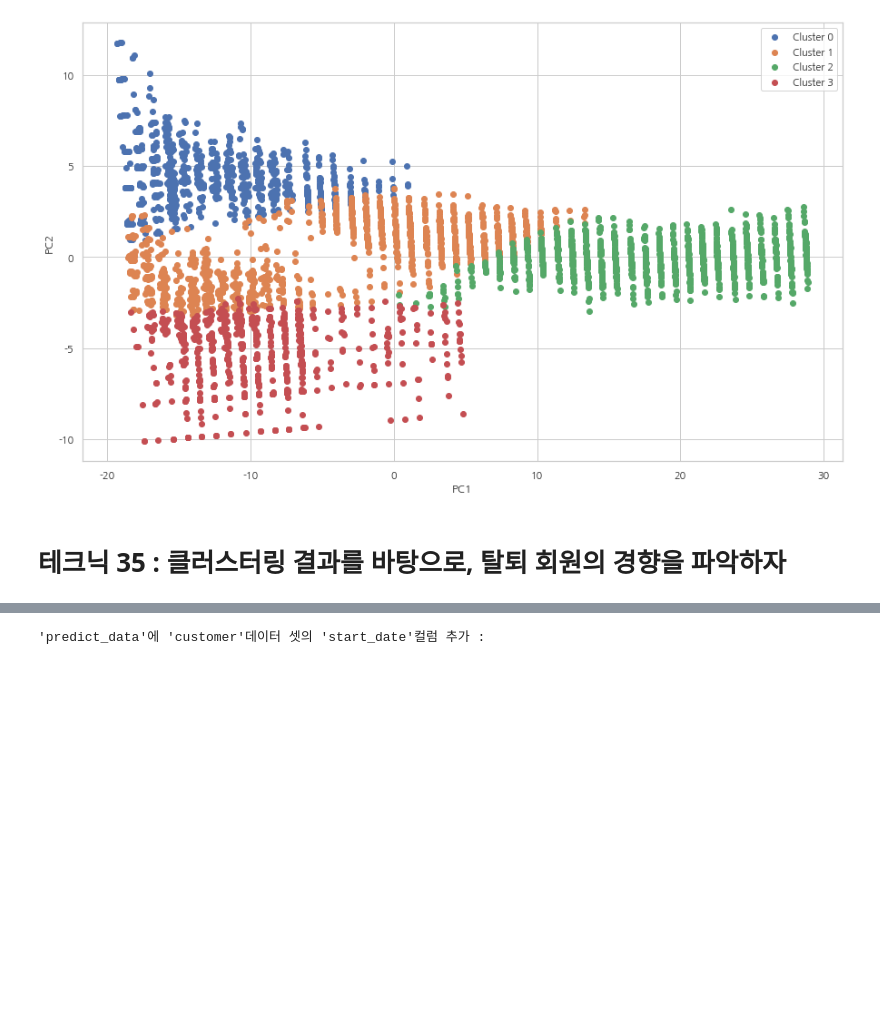
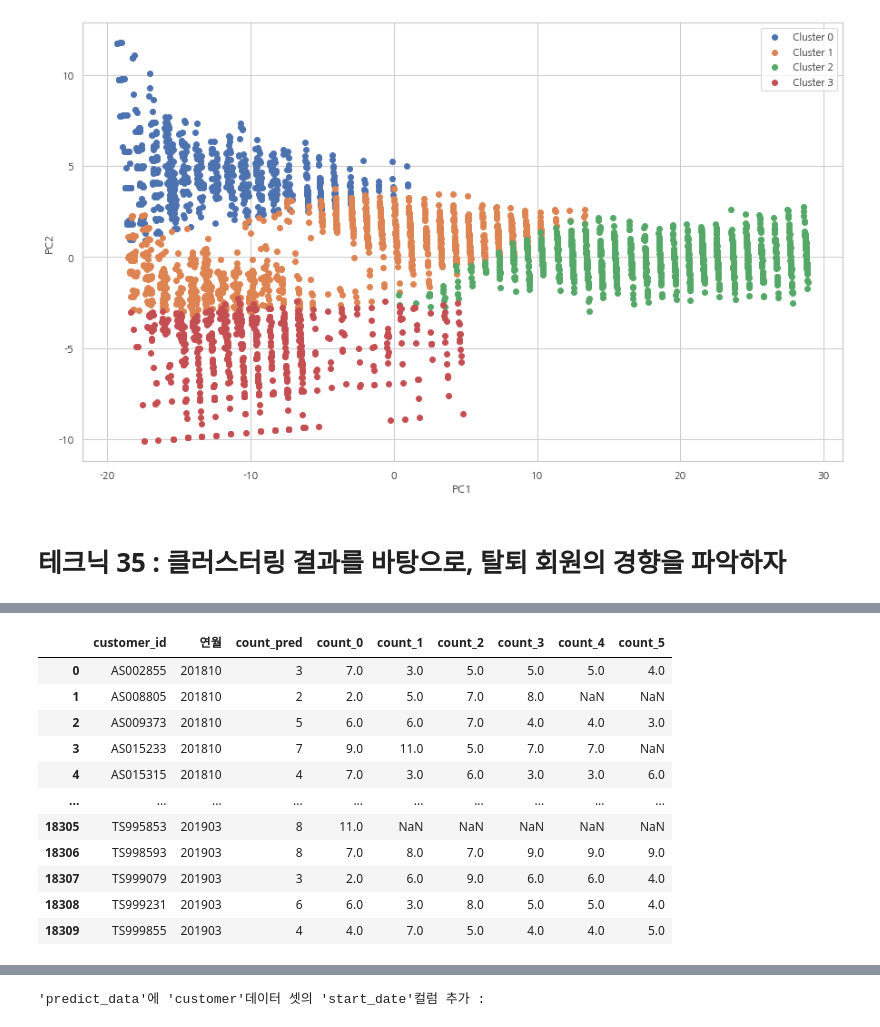
Before and after one commit to wooseok1152/python-data_analysis, a Jupyter notebook: 4장 고객의 행동을 예측하는 테크닉 10.ipynb, the cells around one changed output, grey strips where cells are left out. Saved outputs shown, nothing was run; the diff lists cells and outputs as text; code cells hidden in the pictures; blank space fills up the shorter version.

```diff
--- a/4장 고객의 행동을 예측하는 테크닉 10.ipynb
+++ b/4장 고객의 행동을 예측하는 테크닉 10.ipynb
@@ -415,0 +411,70 @@ year_months :
+# %%
+# 이번 달부터 과거 5개월분의 이용 횟수와 다음 달의 이용 횟수를 저장함
+# '이번 달'에 대한 대상은 2018년 10월부터 2019년 3월까지임
+
+predict_data = sqldf("""
+                            SELECT Z.*
+                            FROM (
+                                   SELECT X.customer_id,
+                                          X.연월,
+                                          X.count AS count_pred,
+                                          (SELECT Y1.count
+                                          FROM uselog_months Y1
+                                          WHERE Y1.customer_id = X.customer_id
+                                                 AND Y1.연월 = STRFTIME('%Y%m', DATETIME(SUBSTR(X.연월, 1, 4) || '-' || SUBSTR(X.연월, 5, 2) || '-' || '01', '-1 months'))
+                                          ) AS count_0,
+                                          (SELECT Y1.count
+                                          FROM uselog_months Y1
+                                          WHERE Y1.customer_id = X.customer_id
+                                                 AND Y1.연월 = STRFTIME('%Y%m', DATETIME(SUBSTR(X.연월, 1, 4) || '-' || SUBSTR(X.연월, 5, 2) || '-' || '01', '-2 months'))
+                                          ) AS count_1,
+                                          (SELECT Y1.count
+                                          FROM uselog_months Y1
+                                          WHERE Y1.customer_id = X.customer_id
+                                                 AND Y1.연월 = STRFTIME('%Y%m', DATETIME(SUBSTR(X.연월, 1, 4) || '-' || SUBSTR(X.연월, 5, 2) || '-' || '01', '-3 months'))
+                                          ) AS count_2,
+                                          (SELECT Y1.count
+                                          FROM uselog_months Y1
+                                          WHERE Y1.customer_id = X.customer_id
+                                                 AND Y1.연월 = STRFTIME('%Y%m', DATETIME(SUBSTR(X.연월, 1, 4) || '-' || SUBSTR(X.연월, 5, 2) || '-' || '01', '-4 months'))
+                                          ) AS count_3,
+                                          (SELECT Y1.count
+                                          FROM uselog_months Y1
+                                          WHERE Y1.customer_id = X.customer_id
+                                                 AND Y1.연월 = STRFTIME('%Y%m', DATETIME(SUBSTR(X.연월, 1, 4) || '-' || SUBSTR(X.연월, 5, 2) || '-' || '01', '-5 months'))
+                                          ) AS count_4,
+                                          (SELECT Y1.count
+                                          FROM uselog_months Y1
+                                          WHERE Y1.customer_id = X.customer_id
+                                                 AND Y1.연월 = STRFTIME('%Y%m', DATETIME(SUBSTR(X.연월, 1, 4) || '-' || SUBSTR(X.연월, 5, 2) || '-' || '01', '-6 months'))
+                                          ) AS count_5
+                                   FROM   uselog_months X
+                            ) Z
+                            WHERE Z.연월 >= '201810'
+                     """)
+print("* predict_data :")
+display(predict_data)
+
+# year_months = list(uselog_months["연월"].unique())
+# print("year_months :")
+# print(year_months, "\n")
+
+# predict_data = pd.DataFrame()
+
+# for i in range(6, len(year_months)):
+
+#     tmp = uselog_months.loc[uselog_months["연월"] == year_months[i], :]
+#     tmp.rename(columns = {"count" : "count_pred"}, inplace = True)
+# #     display(tmp)
+#     for j in range(1,7):
+
+#         tmp_before = uselog_months.loc[uselog_months["연월"] == year_months[i - j]]
+#         del tmp_before["연월"]
+# #         display(tmp_before)
+#         tmp_before.rename(columns = {"count" : "count_{}".format(j-1)}, inplace = True)
+#         tmp = pd.merge(tmp, tmp_before, on = "customer_id", how = "left")
+#     predict_data = pd.concat([predict_data, tmp], ignore_index=True)
+
+# predict_data = predict_data.sort_values(by = ["customer_id"])
+# display(predict_data)
+# %% [output]
@@ -415,0 +482,12 @@ year_months :
+|  | customer_id | 연월 | count_pred | count_0 | count_1 | count_2 | count_3 | count_4 | count_5 |
+| 0 | AS002855 | 201810 | 3 | 7.0 | 3.0 | 5.0 | 5.0 | 5.0 | 4.0 |
+| 1 | AS008805 | 201810 | 2 | 2.0 | 5.0 | 7.0 | 8.0 | NaN | NaN |
+| 2 | AS009373 | 201810 | 5 | 6.0 | 6.0 | 7.0 | 4.0 | 4.0 | 3.0 |
+| 3 | AS015233 | 201810 | 7 | 9.0 | 11.0 | 5.0 | 7.0 | 7.0 | NaN |
+| 4 | AS015315 | 201810 | 4 | 7.0 | 3.0 | 6.0 | 3.0 | 3.0 | 6.0 |
+| ... | ... | ... | ... | ... | ... | ... | ... | ... | ... |
+| 18305 | TS995853 | 201903 | 8 | 11.0 | NaN | NaN | NaN | NaN | NaN |
+| 18306 | TS998593 | 201903 | 8 | 7.0 | 8.0 | 7.0 | 9.0 | 9.0 | 9.0 |
+| 18307 | TS999079 | 201903 | 3 | 2.0 | 6.0 | 9.0 | 6.0 | 6.0 | 4.0 |
+| 18308 | TS999231 | 201903 | 6 | 6.0 | 3.0 | 8.0 | 5.0 | 5.0 | 4.0 |
+| 18309 | TS999855 | 201903 | 4 | 4.0 | 7.0 | 5.0 | 4.0 | 4.0 | 5.0 |
```
Also changed, not shown: parts of 9 cells of this notebook.
